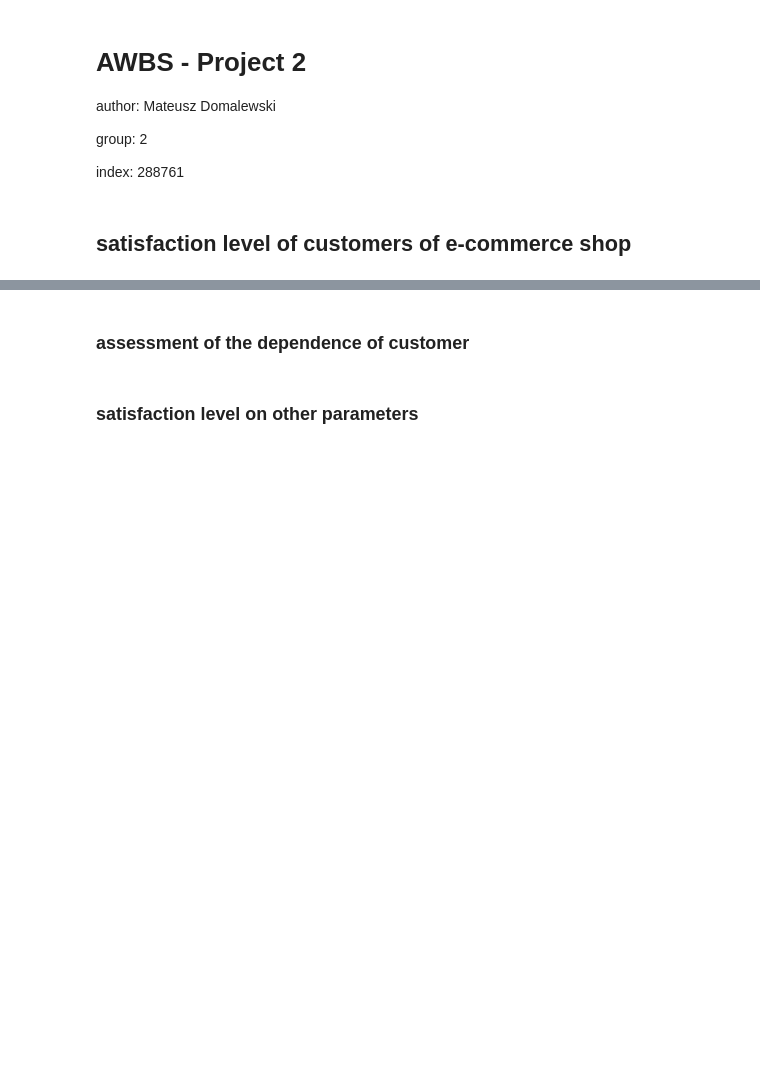
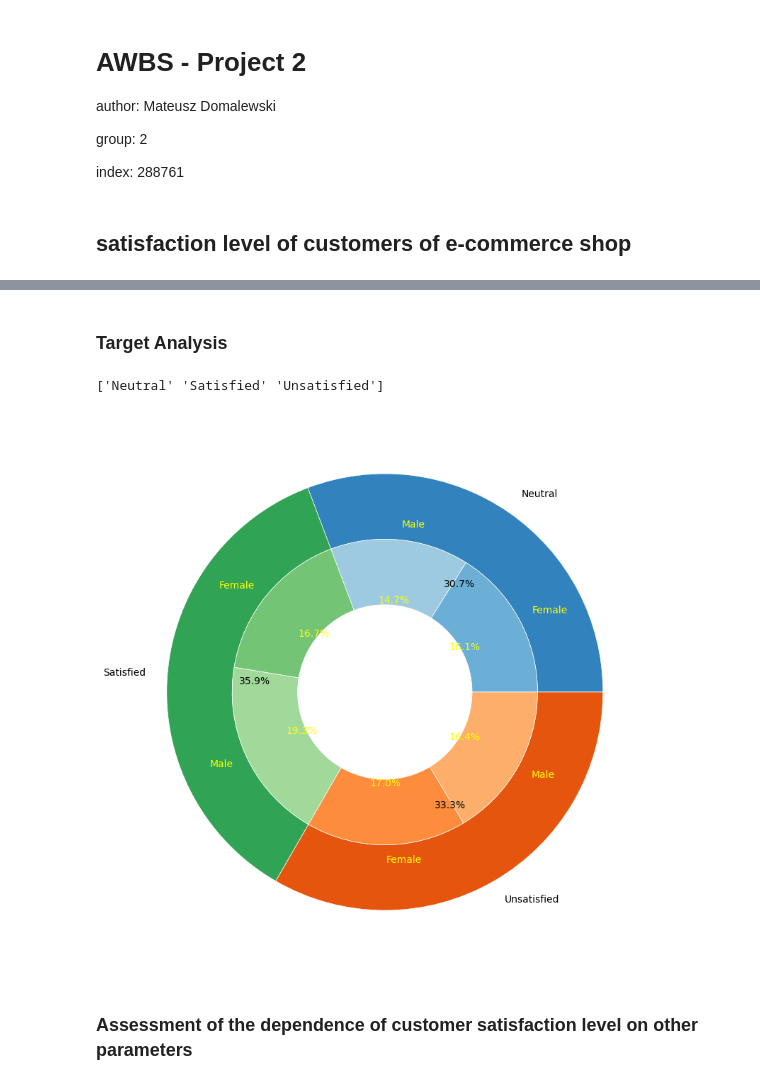
Before and after one commit to TypicalUsername-ai/customer-behavior, a Jupyter notebook: customer_behavior.ipynb, the cells around one changed output, grey strips where cells are left out. Drawn from its saved outputs; the diff is of its cells as text; code cells hidden in the pictures; blank space fills up the shorter version.

Commit message:
done up to customer behavior graph

```diff
--- a/customer_behavior.ipynb
+++ b/customer_behavior.ipynb
@@ -34,8 +43,52 @@ shape: (9, 12)
 | "max" | 450.0 | "Male" | 43.0 | "San Francisco" | "Silver" | 1520.1 | 21.0 | ... |
 # %%
 ## drop nulls for classes
-ecomm = ecomm.drop_nulls()
+ecommerce = ecommerce.drop_nulls()
+# %%
+feature_map = {
+    "Customer ID" : "customer_id",
+    "Gender" : "gender",
+    "Age" : "age",
+    "City" : "city",
+    "Membership Type" : "membership",
+    "Total Spend" : "total_spend",
+    "Items Purchased" : "items_no",
+    "Average Rating" : "rating_avg",
+    "Discount Applied" : "discounted",
+    "Satisfaction Level" : "satisfaction"
+}
+ecomm = ecommerce.rename(feature_map).cast({pl.String : pl.Categorical(ordering='lexical')})
+# %%
+ecomm_features = ecomm.select(pl.exclude("satisfaction"))
+ecomm_targets = ecomm.select(pl.col("satisfaction")).to_series()
+# %% [markdown]
+### Target Analysis
+# %%
+fig, ax = plt.subplots(figsize=[20,10], subplot_kw=dict(aspect="equal"))
+size = 0.3
+colors = plt.color_sequences['tab20c']
+
+outer_colors = [colors[x] for x in [0, 8, 4]]
+
+inner_colors = [colors[x] for x in [1,2, 9, 10, 5,6]]
+
+target_counts = ecomm_targets.value_counts().sort("satisfaction")
+
+gender_data = ecomm.group_by(pl.col("satisfaction"), pl.col("gender")).agg(pl.col("customer_id").count().alias("amount")).sort([pl.col("satisfaction"), pl.col("gender")])
+
+types, counts = target_counts.to_numpy().transpose()
+
+print(types)
+
+genders, g_counts = gender_data.select(pl.col("gender"), pl.col("amount")).to_numpy().transpose()
+
+ax.pie(counts, labels=types, radius=1, colors=outer_colors, autopct="%1.1f%%", wedgeprops=dict(width=size, edgecolor='w'), textprops=dict(color='black'))
+
+ax.pie(g_counts, labels=genders, radius=1-size, colors=inner_colors, autopct="%1.1f%%", wedgeprops=dict(width=size, edgecolor='w'), textprops=dict(color='yellow'))
+
+plt.show()
+# %% [output]
+['Neutral' 'Satisfied' 'Unsatisfied']
+[figure, added]
 # %% [markdown]
-### assessment of the dependence of customer
+### Assessment of the dependence of customer satisfaction level on other parameters
-# %% [markdown]
-### satisfaction level on other parameters
```
Also changed, not shown: parts of 19 cells of this notebook.
